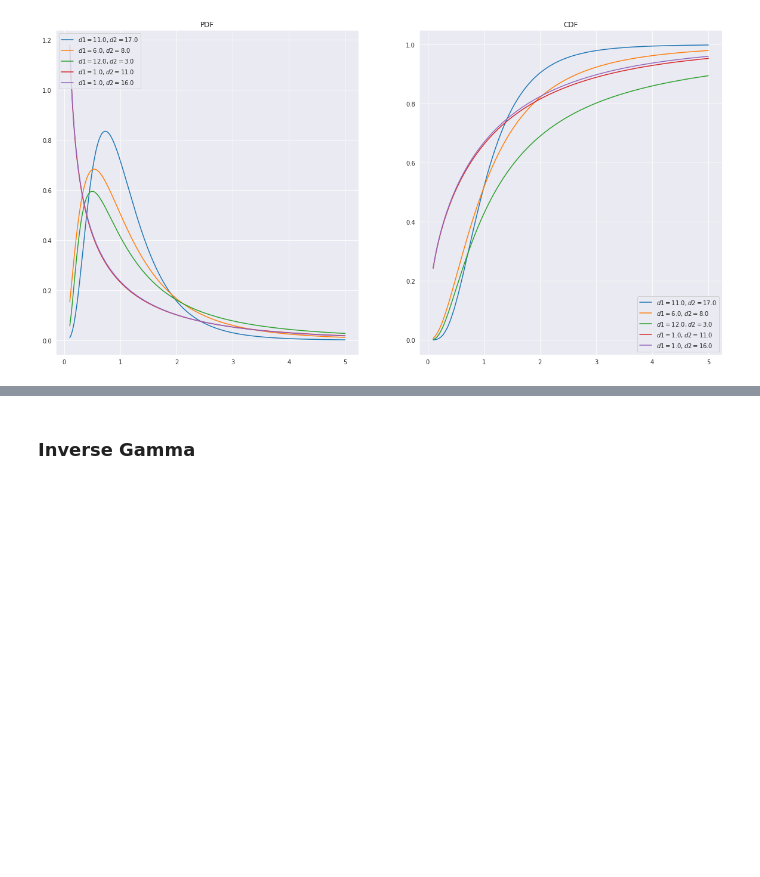
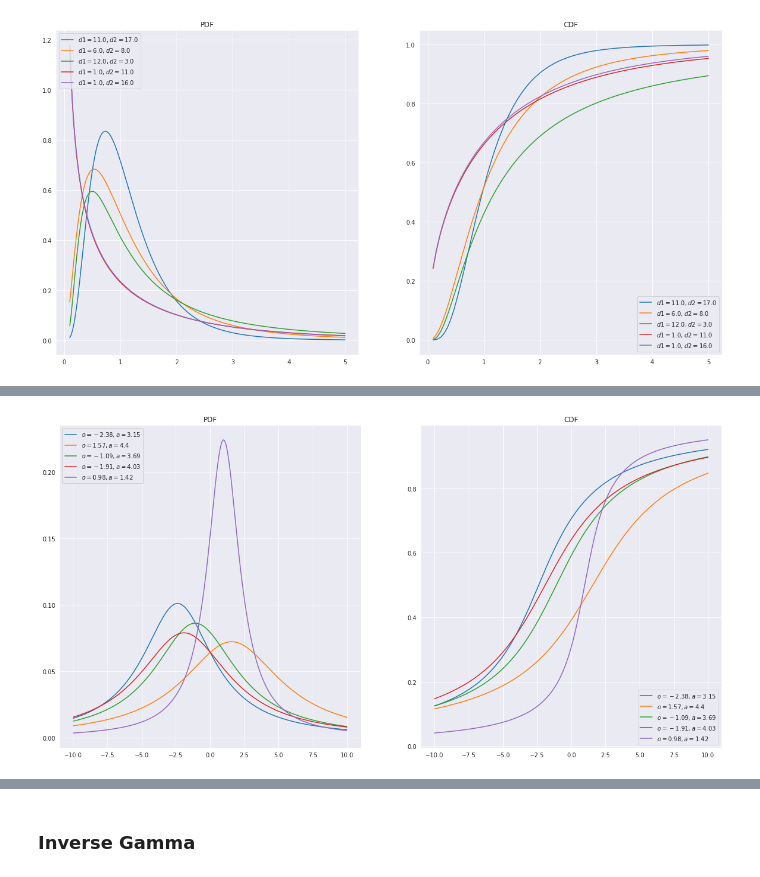
Before and after one commit to racousin/algorithms_basics_python, a Jupyter notebook: probability_bestiary/distribution_continue.ipynb, the cells around one changed output, grey strips where cells are left out. Cells and saved outputs as stored; diff of their text form; code cells hidden in the pictures; blank space fills up the shorter version.

Commit message:
laplace, cauchy

```diff
--- a/probability_bestiary/distribution_continue.ipynb
+++ b/probability_bestiary/distribution_continue.ipynb
@@ -258,0 +266,20 @@ ax[1].legend(loc="lower right");
+# %%
+dcauchy = lambda n, o, a: cauchy(loc=o,scale=a).pdf(x)
+pcauchy = lambda x, o, a: cauchy(loc=o,scale=a).cdf(x)
+rcauchy = lambda x, o, a: cauchy(loc=o,scale=a).rvs(n)
+qcauchy = lambda q, o, a: cauchy(loc=o,scale=a).ppf(q)
+# %%
+x = np.linspace(-10, 10, num=200)
+fig, ax = plt.subplots(1,2, figsize=(20,10))
+
+o_ = [np.round((np.random.rand()-.5) * 5,2) for i in range(5)]
+a_ = [np.round((np.random.rand()) * 5 + 0.01,2) for i in range(5)]
+for i in range(len(o_)):
+    ax[0].plot(x, dcauchy(x, o_[i], a_[i]), label=r'$o={}, a={}$'.format(o_[i], a_[i]))  # Probability density function
+    ax[1].plot(x, pcauchy(x, o_[i], a_[i]), label=r'$o={}, a={}$'.format(o_[i], a_[i]))  # Cumulative density function
+ax[0].set_title('PDF')
+ax[1].set_title('CDF')
+ax[0].legend(loc="upper left");
+ax[1].legend(loc="lower right");
+# %% [output]
+[figure, added]
```
Also changed, not shown: parts of 9 cells of this notebook.
